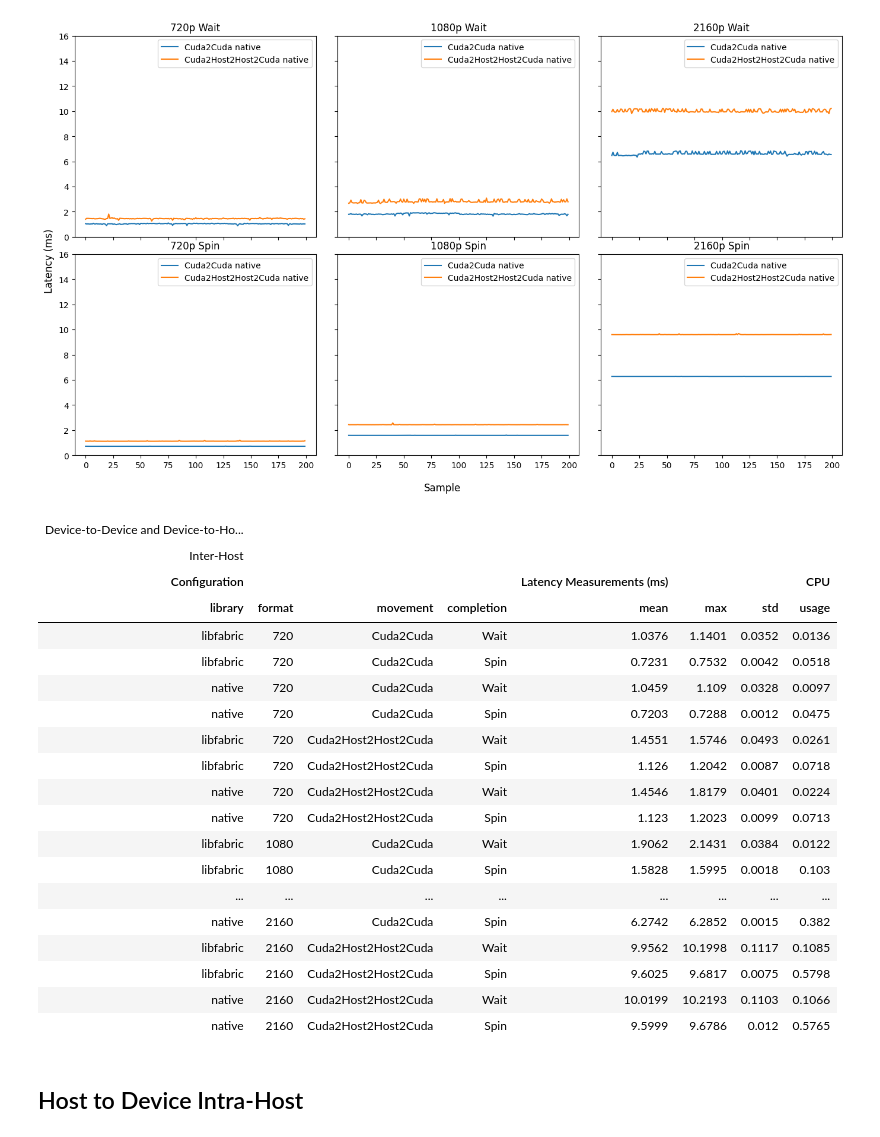
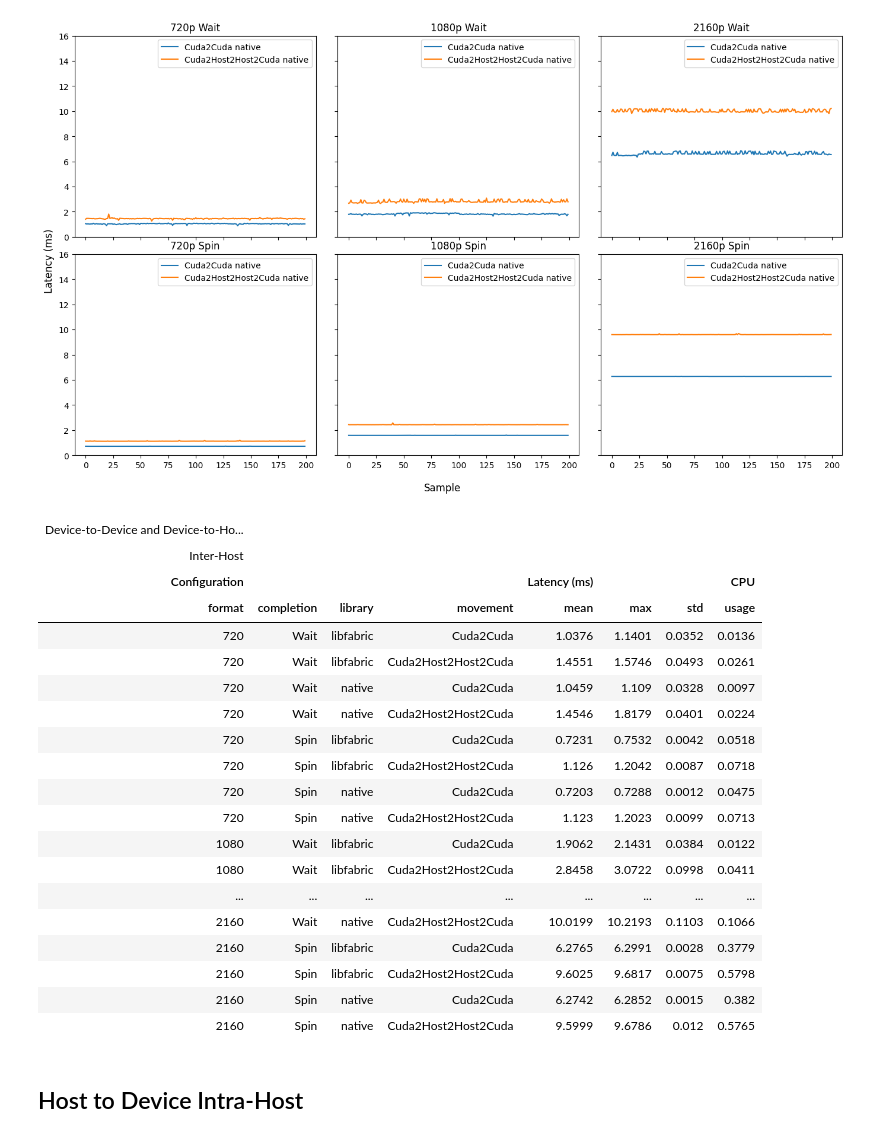
Before and after one commit to jonasohland/mts-fabrics-study, a Jupyter notebook: notebooks/mts-study.ipynb, the cells around one changed output. Drawn from its saved outputs; the diff is of its cells as text; code cells hidden in the pictures.

```diff
--- a/notebooks/mts-study.ipynb
+++ b/notebooks/mts-study.ipynb
@@ -263,50 +263,50 @@ for i, format in enumerate(Format):
 # %% [output]
 [figure]
 # %%
-data_columns = ["library","format", "movement", "completion"]
+data_columns = ["format", "completion", "library", "movement"]
 dh2hd_interhost_table = make_table(data_dh2hd_interhost, perf_dh2hd_interhost, columns=data_columns)
 
 dh2hd_interhost_table
 (
     dh2hd_interhost_table
     .tab_header(
         title="Device-to-Device and Device-to-Host-to-Host-to-Device transfer latency comparison",
         subtitle="Inter-Host",
     )
     .tab_spanner(
         label="Configuration",
         columns=data_columns
     )
     .tab_spanner(
         label="CPU",
         columns=["usage"]
     )
     .tab_spanner(
-        label="Latency Measurements (ms)",
+        label="Latency (ms)",
         columns=["mean", "max", "std"]
     )
 )
 # %% [output]
 | Device-to-Device and Device-to-Ho... |  |  |  |  |  |  |  |
 | Inter-Host |  |  |  |  |  |  |  |
-| Configuration |  |  |  | Latency Measurements (ms) |  |  | CPU |
-| library | format | movement | completion | mean | max | std | usage |
-| libfabric | 720 | Cuda2Cuda | Wait | 1.0376 | 1.1401 | 0.0352 | 0.0136 |
-| libfabric | 720 | Cuda2Cuda | Spin | 0.7231 | 0.7532 | 0.0042 | 0.0518 |
-| native | 720 | Cuda2Cuda | Wait | 1.0459 | 1.109 | 0.0328 | 0.0097 |
-| native | 720 | Cuda2Cuda | Spin | 0.7203 | 0.7288 | 0.0012 | 0.0475 |
-| libfabric | 720 | Cuda2Host2Host2Cuda | Wait | 1.4551 | 1.5746 | 0.0493 | 0.0261 |
-| libfabric | 720 | Cuda2Host2Host2Cuda | Spin | 1.126 | 1.2042 | 0.0087 | 0.0718 |
-| native | 720 | Cuda2Host2Host2Cuda | Wait | 1.4546 | 1.8179 | 0.0401 | 0.0224 |
-| native | 720 | Cuda2Host2Host2Cuda | Spin | 1.123 | 1.2023 | 0.0099 | 0.0713 |
-| libfabric | 1080 | Cuda2Cuda | Wait | 1.9062 | 2.1431 | 0.0384 | 0.0122 |
-| libfabric | 1080 | Cuda2Cuda | Spin | 1.5828 | 1.5995 | 0.0018 | 0.103 |
+| Configuration |  |  |  | Latency (ms) |  |  | CPU |
+| format | completion | library | movement | mean | max | std | usage |
+| 720 | Wait | libfabric | Cuda2Cuda | 1.0376 | 1.1401 | 0.0352 | 0.0136 |
+| 720 | Wait | libfabric | Cuda2Host2Host2Cuda | 1.4551 | 1.5746 | 0.0493 | 0.0261 |
+| 720 | Wait | native | Cuda2Cuda | 1.0459 | 1.109 | 0.0328 | 0.0097 |
+| 720 | Wait | native | Cuda2Host2Host2Cuda | 1.4546 | 1.8179 | 0.0401 | 0.0224 |
+| 720 | Spin | libfabric | Cuda2Cuda | 0.7231 | 0.7532 | 0.0042 | 0.0518 |
+| 720 | Spin | libfabric | Cuda2Host2Host2Cuda | 1.126 | 1.2042 | 0.0087 | 0.0718 |
+| 720 | Spin | native | Cuda2Cuda | 0.7203 | 0.7288 | 0.0012 | 0.0475 |
+| 720 | Spin | native | Cuda2Host2Host2Cuda | 1.123 | 1.2023 | 0.0099 | 0.0713 |
+| 1080 | Wait | libfabric | Cuda2Cuda | 1.9062 | 2.1431 | 0.0384 | 0.0122 |
+| 1080 | Wait | libfabric | Cuda2Host2Host2Cuda | 2.8458 | 3.0722 | 0.0998 | 0.0411 |
 | ... | ... | ... | ... | ... | ... | ... | ... |
-| native | 2160 | Cuda2Cuda | Spin | 6.2742 | 6.2852 | 0.0015 | 0.382 |
-| libfabric | 2160 | Cuda2Host2Host2Cuda | Wait | 9.9562 | 10.1998 | 0.1117 | 0.1085 |
-| libfabric | 2160 | Cuda2Host2Host2Cuda | Spin | 9.6025 | 9.6817 | 0.0075 | 0.5798 |
-| native | 2160 | Cuda2Host2Host2Cuda | Wait | 10.0199 | 10.2193 | 0.1103 | 0.1066 |
-| native | 2160 | Cuda2Host2Host2Cuda | Spin | 9.5999 | 9.6786 | 0.012 | 0.5765 |
+| 2160 | Wait | native | Cuda2Host2Host2Cuda | 10.0199 | 10.2193 | 0.1103 | 0.1066 |
+| 2160 | Spin | libfabric | Cuda2Cuda | 6.2765 | 6.2991 | 0.0028 | 0.3779 |
+| 2160 | Spin | libfabric | Cuda2Host2Host2Cuda | 9.6025 | 9.6817 | 0.0075 | 0.5798 |
+| 2160 | Spin | native | Cuda2Cuda | 6.2742 | 6.2852 | 0.0015 | 0.382 |
+| 2160 | Spin | native | Cuda2Host2Host2Cuda | 9.5999 | 9.6786 | 0.012 | 0.5765 |
 # %% [markdown]
 ## Host to Device Intra-Host
 # %%
```
Also changed, not shown: parts of 6 cells of this notebook.
